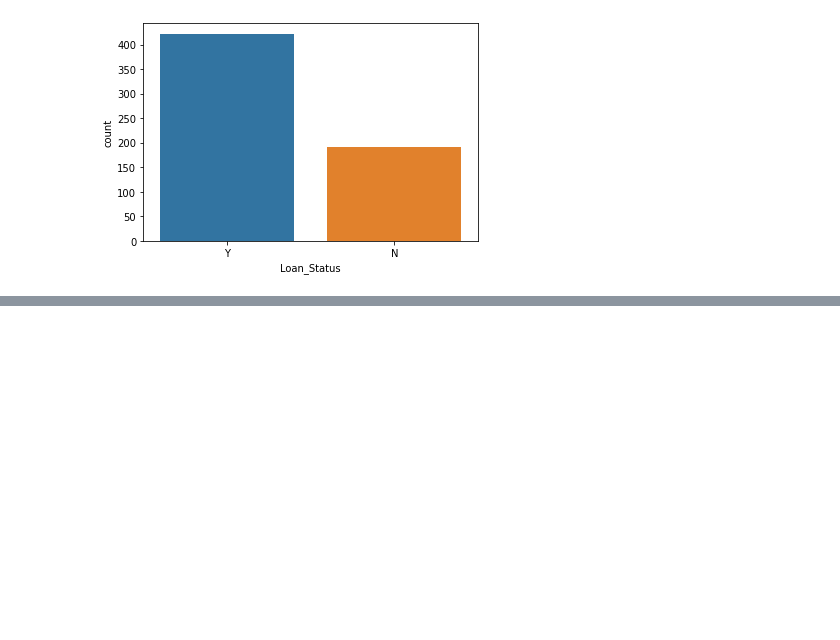
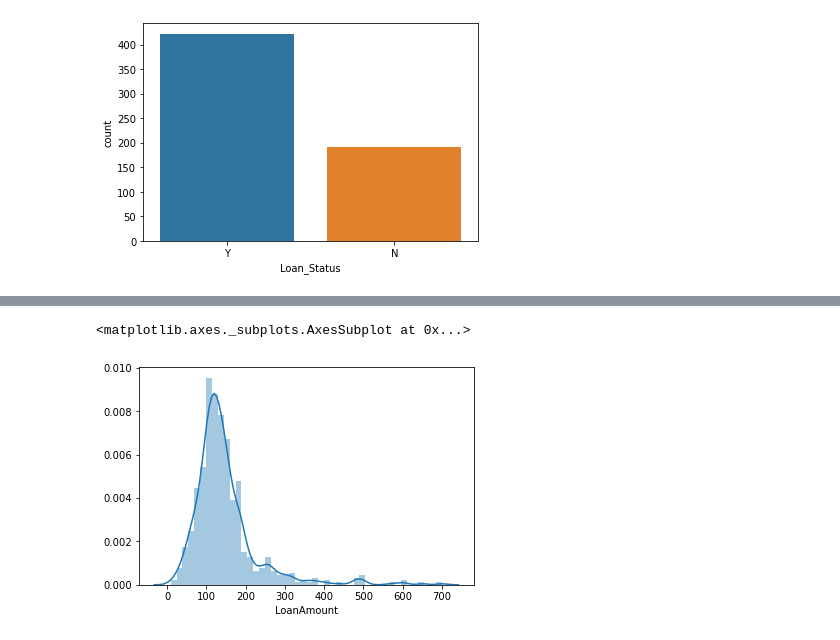
Before and after one commit to SharifMahin/Machine-Learnig-project, a Jupyter notebook: loan_prophecy_project.ipynb, the cells around one changed output, grey strips where cells are left out. Cells and saved outputs as stored; diff of their text form; code cells hidden in the pictures; blank space fills up the shorter version.

```diff
--- a/loan_prophecy_project.ipynb
+++ b/loan_prophecy_project.ipynb
@@ -130,0 +143,5 @@ sns.countplot(data_frame['Loan_Status'])
+# %%
+sns.distplot(data_frame["LoanAmount"])
+# %% [output]
+<matplotlib.axes._subplots.AxesSubplot at 0x...>
+[figure, added]
```
Also changed, not shown: parts of 5 cells of this notebook.
